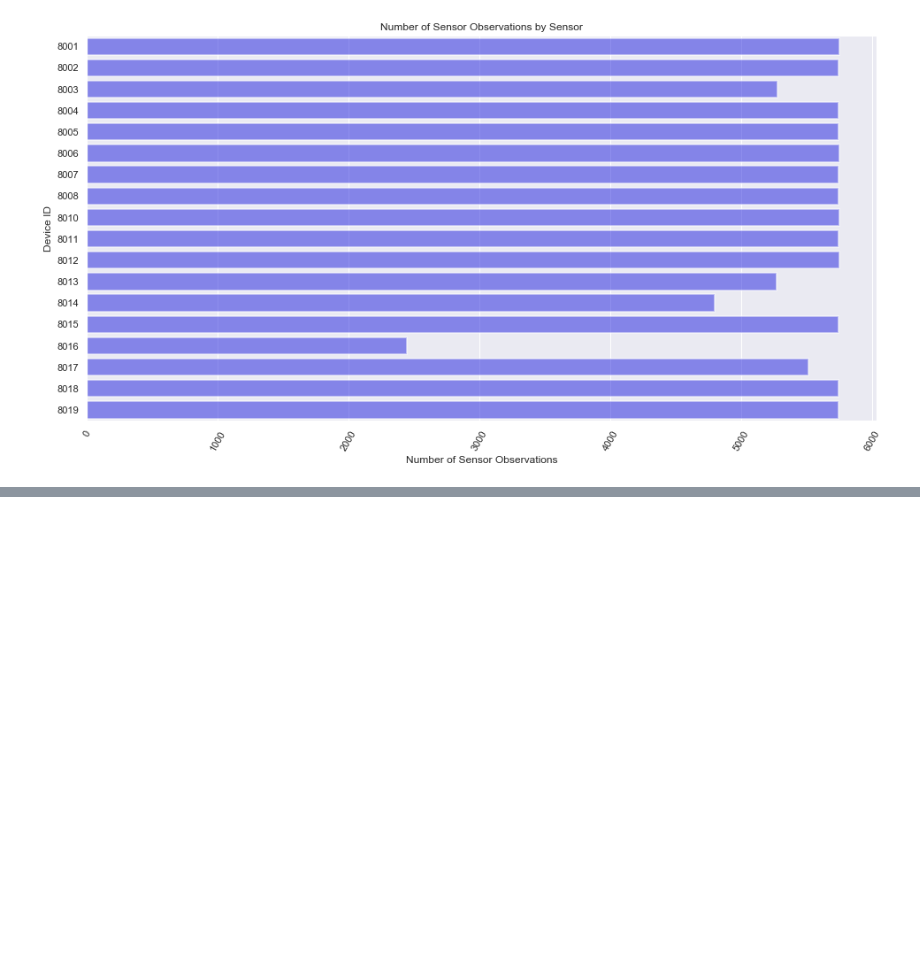
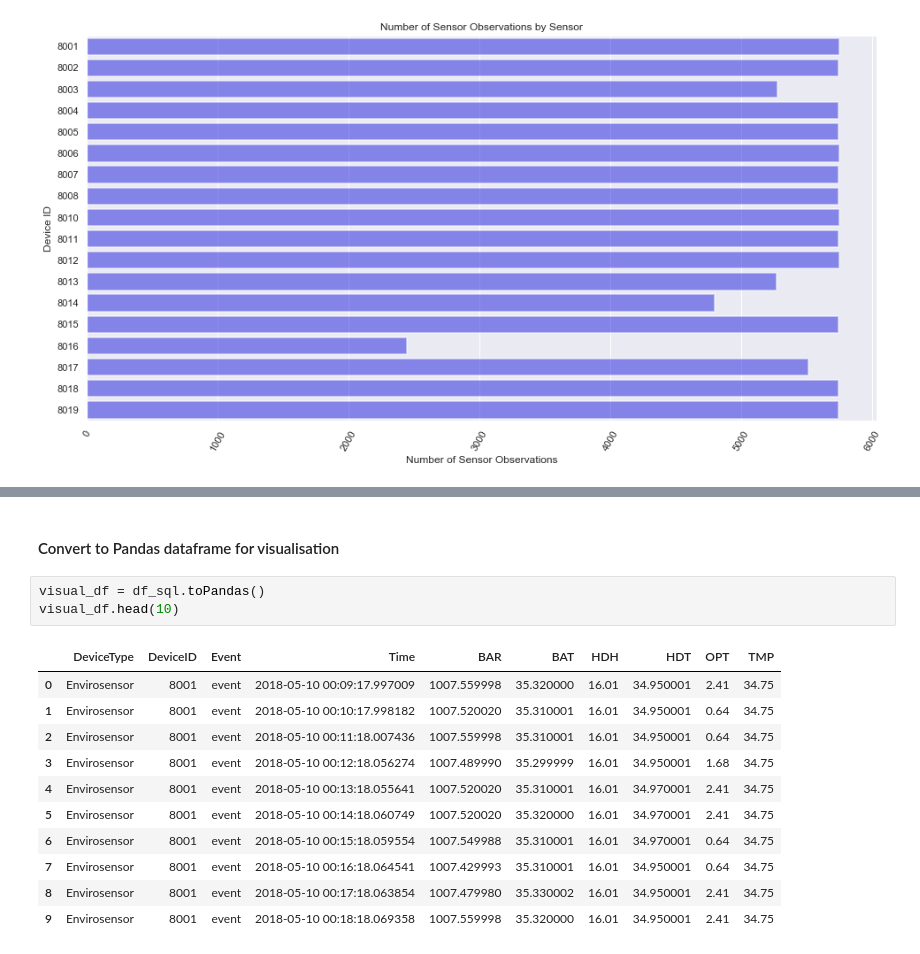
Before and after one commit to virtualarchitectures/ICRI_Envirosensor_Data_Analysis, a Jupyter notebook: ICRI Envirosensor Data Analysis.ipynb, the cells around one changed output, grey strips where cells are left out. Cells and saved outputs as stored; diff of their text form; blank space fills up the shorter version.

```diff
--- a/ICRI Envirosensor Data Analysis.ipynb
+++ b/ICRI Envirosensor Data Analysis.ipynb
@@ -488,0 +588,17 @@ Text(0.5, 1.0, 'Number of Sensor Observations by Sensor')
+# %% [markdown]
+#### Convert to Pandas dataframe for visualisation
+# %%
+visual_df = df_sql.toPandas()
+visual_df.head(10)
+# %% [output]
+|  | DeviceType | DeviceID | Event | Time | BAR | BAT | HDH | HDT | OPT | TMP |
+| 0 | Envirosensor | 8001 | event | 2018-05-10 00:09:17.997009 | 1007.559998 | 35.320000 | 16.01 | 34.950001 | 2.41 | 34.75 |
+| 1 | Envirosensor | 8001 | event | 2018-05-10 00:10:17.998182 | 1007.520020 | 35.310001 | 16.01 | 34.950001 | 0.64 | 34.75 |
+| 2 | Envirosensor | 8001 | event | 2018-05-10 00:11:18.007436 | 1007.559998 | 35.310001 | 16.01 | 34.950001 | 0.64 | 34.75 |
+| 3 | Envirosensor | 8001 | event | 2018-05-10 00:12:18.056274 | 1007.489990 | 35.299999 | 16.01 | 34.950001 | 1.68 | 34.75 |
+| 4 | Envirosensor | 8001 | event | 2018-05-10 00:13:18.055641 | 1007.520020 | 35.310001 | 16.01 | 34.970001 | 2.41 | 34.75 |
+| 5 | Envirosensor | 8001 | event | 2018-05-10 00:14:18.060749 | 1007.520020 | 35.320000 | 16.01 | 34.970001 | 2.41 | 34.75 |
+| 6 | Envirosensor | 8001 | event | 2018-05-10 00:15:18.059554 | 1007.549988 | 35.310001 | 16.01 | 34.970001 | 0.64 | 34.75 |
+| 7 | Envirosensor | 8001 | event | 2018-05-10 00:16:18.064541 | 1007.429993 | 35.310001 | 16.01 | 34.950001 | 0.64 | 34.75 |
+| 8 | Envirosensor | 8001 | event | 2018-05-10 00:17:18.063854 | 1007.479980 | 35.330002 | 16.01 | 34.950001 | 2.41 | 34.75 |
+| 9 | Envirosensor | 8001 | event | 2018-05-10 00:18:18.069358 | 1007.559998 | 35.320000 | 16.01 | 34.950001 | 2.41 | 34.75 |
```
Also changed, not shown: parts of 35 cells of this notebook.
